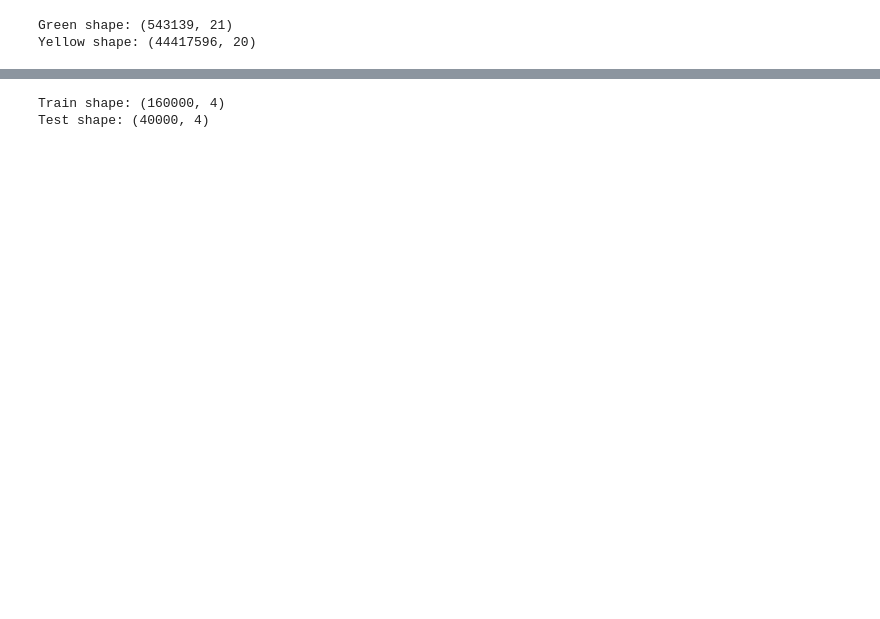
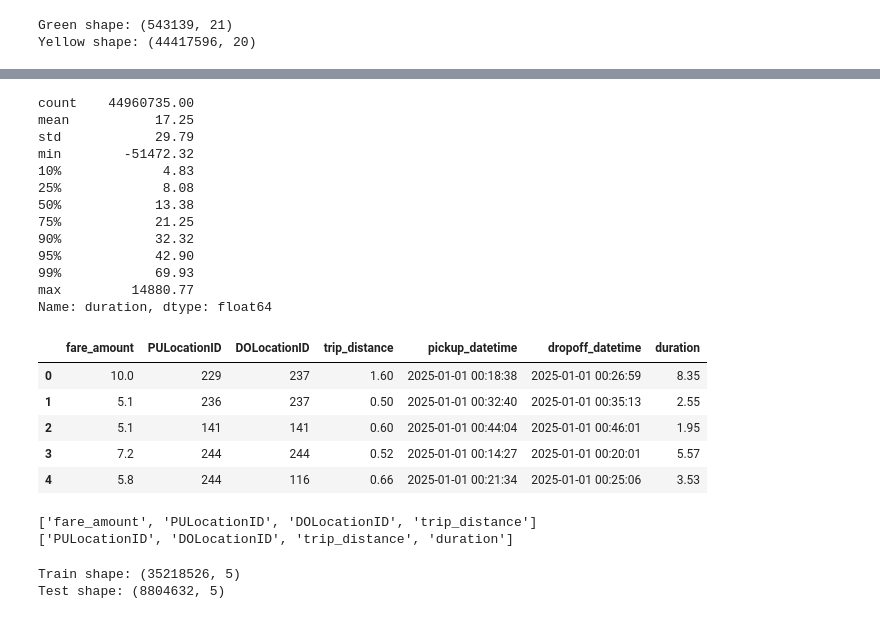
Before and after one commit to tmartinma/CSE6242_Team82, a Jupyter notebook: AutoML.ipynb, the cells around one changed output, grey strips where cells are left out. Drawn from its saved outputs; the diff is of its cells as text; code cells hidden in the pictures; blank space fills up the shorter version.

```diff
--- a/AutoML.ipynb
+++ b/AutoML.ipynb
@@ -117,0 +39,6 @@ Name: duration, dtype: float64
+# %%
+yellow_df = yellow_df[['fare_amount','PULocationID','DOLocationID','trip_distance', 'pickup_datetime', 'dropoff_datetime']]
+green_df = green_df[['fare_amount','PULocationID','DOLocationID','trip_distance', 'pickup_datetime', 'dropoff_datetime']]
+taxi_df = pd.concat([yellow_df, green_df], ignore_index=True)
+taxi_df = taxi_df.astype({'PULocationID': 'category', 'DOLocationID': 'category'})
+taxi_df.head()
@@ -118,9 +62,52 @@ Name: duration, dtype: float64
+# %%
+from sklearn.model_selection import train_test_split
+from autogluon.tabular import TabularPredictor
+from sklearn.metrics import mean_absolute_error
+
+taxi_df["duration"] = (
+    (taxi_df["dropoff_datetime"] - taxi_df["pickup_datetime"]).dt.total_seconds() / 60
+).round(2)
+
+print(taxi_df["duration"].describe(percentiles=[0.1, 0.25, 0.5, 0.75, 0.9, 0.95, 0.99]).round(2))
+taxi_df = taxi_df[(taxi_df["duration"] > 0) & (taxi_df["duration"] <= 70)].copy()
+taxi_df.head()
+# %% [output]
+count    44960735.00
+mean           17.25
+std            29.79
+min        -51472.32
+10%             4.83
+25%             8.08
+50%            13.38
+75%            21.25
+90%            32.32
+95%            42.90
+99%            69.93
+max         14880.77
+Name: duration, dtype: float64
+|  | fare_amount | PULocationID | DOLocationID | trip_distance | pickup_datetime | dropoff_datetime | duration |
+| 0 | 10.0 | 229 | 237 | 1.60 | 2025-01-01 00:18:38 | 2025-01-01 00:26:59 | 8.35 |
+| 1 | 5.1 | 236 | 237 | 0.50 | 2025-01-01 00:32:40 | 2025-01-01 00:35:13 | 2.55 |
+| 2 | 5.1 | 141 | 141 | 0.60 | 2025-01-01 00:44:04 | 2025-01-01 00:46:01 | 1.95 |
+| 3 | 7.2 | 244 | 244 | 0.52 | 2025-01-01 00:14:27 | 2025-01-01 00:20:01 | 5.57 |
+| 4 | 5.8 | 244 | 116 | 0.66 | 2025-01-01 00:21:34 | 2025-01-01 00:25:06 | 3.53 |
+# %%
+# Restrict model inputs to only these features
+feature_cols = ["fare_amount", "PULocationID", "DOLocationID", "trip_distance", "duration"]
+fare_cols = [col for col in feature_cols if col != "duration"]
+duration_cols = [col for col in feature_cols if col != "fare_amount"]
+taxi_df = taxi_df[feature_cols].dropna().copy()
+print(fare_cols)
+print(duration_cols)
+# %% [output]
+['fare_amount', 'PULocationID', 'DOLocationID', 'trip_distance']
+['PULocationID', 'DOLocationID', 'trip_distance', 'duration']
 # %%
 # Train/test split (model fit will use train only)
-train_df, test_df = train_test_split(yellow_model_df, test_size=0.2, random_state=42)
+train_df, test_df = train_test_split(taxi_df, test_size=0.2, random_state=42)
 print("Train shape:", train_df.shape)
 print("Test shape:", test_df.shape)
 # %% [output]
-Train shape: (160000, 4)
-Test shape: (40000, 4)
+Train shape: (35218526, 5)
+Test shape: (8804632, 5)
 # %%
```
Also changed, not shown: parts of 13 cells of this notebook, 31 other files.
